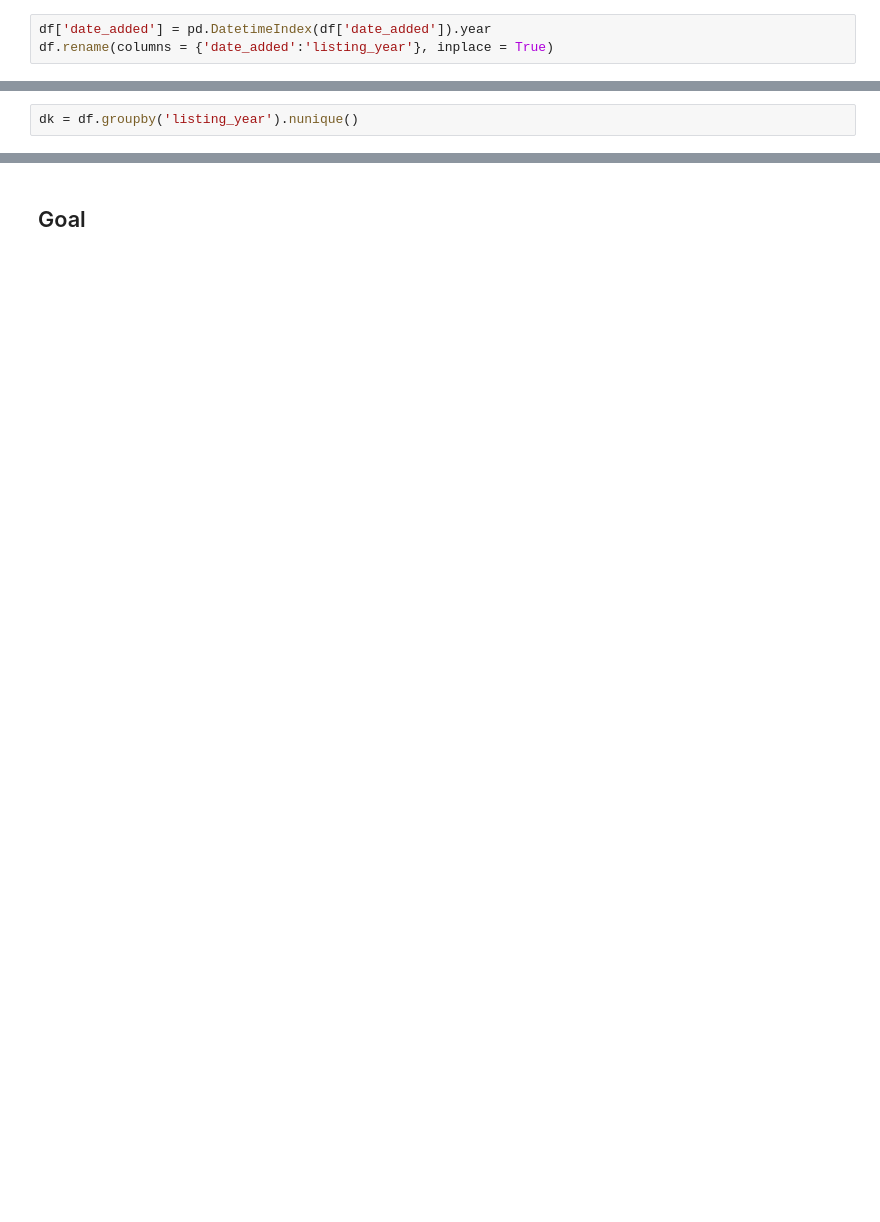
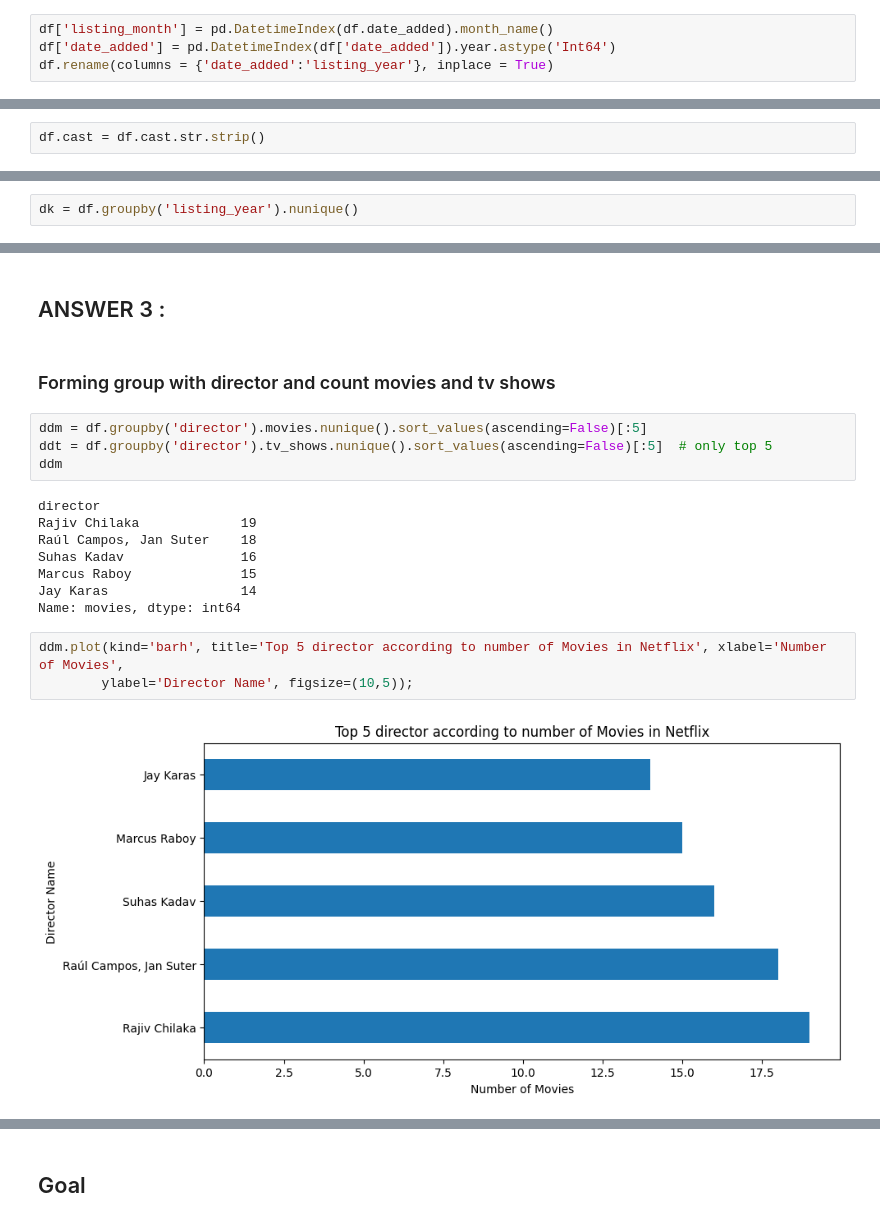
Before and after one commit to Udit8158/Data_Science_Learning, a Jupyter notebook: Projects/01_netflix_show_eda/netflix_eda_take02.ipynb, the cells around one changed output, grey strips where cells are left out. Saved outputs shown, nothing was run; the diff lists cells and outputs as text; blank space fills up the shorter version.

```diff
--- a/Projects/01_netflix_show_eda/netflix_eda_take02.ipynb
+++ b/Projects/01_netflix_show_eda/netflix_eda_take02.ipynb
@@ -87,3 +94,4 @@ array(['PG-13', 'TV-MA', 'PG', 'TV-14', 'TV-PG', 'TV-Y', 'TV-Y7', 'R',
 # %%
-df['date_added'] = pd.DatetimeIndex(df['date_added']).year
+df['listing_month'] = pd.DatetimeIndex(df.date_added).month_name()
+df['date_added'] = pd.DatetimeIndex(df['date_added']).year.astype('Int64')
 df.rename(columns = {'date_added':'listing_year'}, inplace = True)
@@ -117,0 +109,2 @@ df = df.drop(columns=['release_year'])
+# %%
+df.cast = df.cast.str.strip()
@@ -202,0 +190,21 @@ dct.plot(kind='bar', title='Top 5 Countries in TV Shows of Netflix', xlabel='Cou
+# %% [markdown]
+## ANSWER 3 :
+# %% [markdown]
+### Forming group with director and count movies and tv shows
+# %%
+ddm = df.groupby('director').movies.nunique().sort_values(ascending=False)[:5]
+ddt = df.groupby('director').tv_shows.nunique().sort_values(ascending=False)[:5]  # only top 5
+ddm
+# %% [output]
+director
+Rajiv Chilaka             19
+Raúl Campos, Jan Suter    18
+Suhas Kadav               16
+Marcus Raboy              15
+Jay Karas                 14
+Name: movies, dtype: int64
+# %%
+ddm.plot(kind='barh', title='Top 5 director according to number of Movies in Netflix', xlabel='Number of Movies',
+        ylabel='Director Name', figsize=(10,5));
+# %% [output]
+[figure, added]
```
Also changed, not shown: parts of 59 cells of this notebook.
